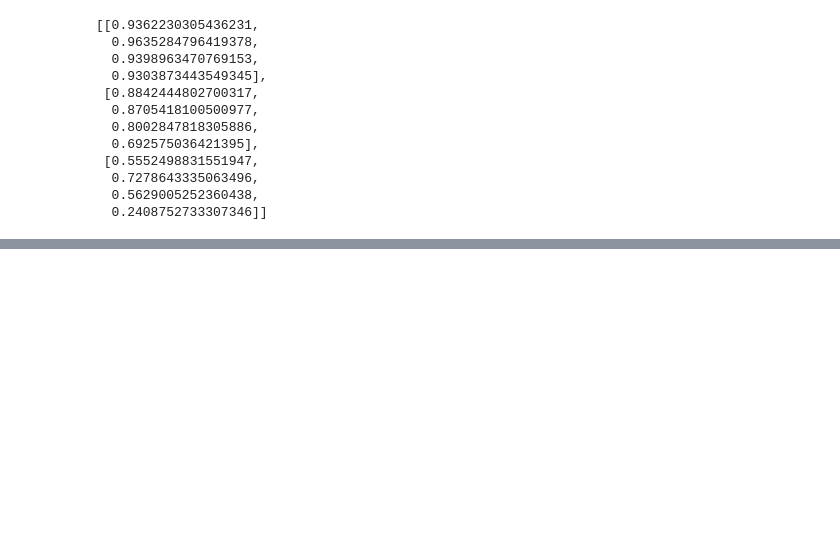
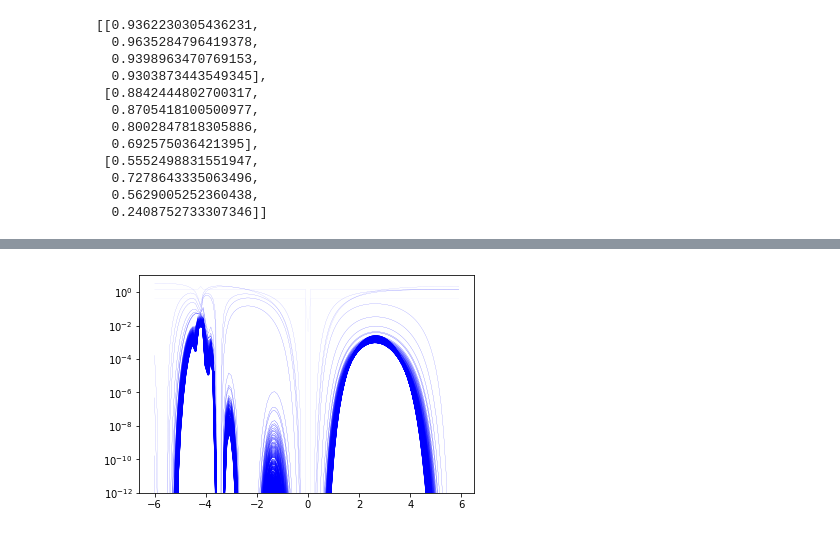
Before and after one commit to truskett-group-ut/bayesian_optimizer, a Jupyter notebook: dev/bayesian_optimizer_test_and_demo.ipynb, the cells around one changed output, grey strips where cells are left out. Drawn from its saved outputs; the diff is of its cells as text; code cells hidden in the pictures; blank space fills up the shorter version.

```diff
--- a/dev/bayesian_optimizer_test_and_demo.ipynb
+++ b/dev/bayesian_optimizer_test_and_demo.ipynb
@@ -179,0 +282,11 @@ bayesian_optimizer.X_virtual_
+# %%
+#things to plot
+lw = 0.02
+#plt.plot(x_points, y_points, c="r", linestyle = '-', linewidth = 5, label = "Train")
+for ei_pred in EI_pred[0:]:
+    plt.plot(x_points, ei_pred, linestyle = '-', c = 'b', linewidth =lw, label = "Train")
+    lw = lw + 0.02
+plt.ylim(0.000000000001, 10)
+plt.yscale('log')
+# %% [output]
+[figure, added]
```
Also changed, not shown: parts of 32 cells of this notebook, 6 other files.
